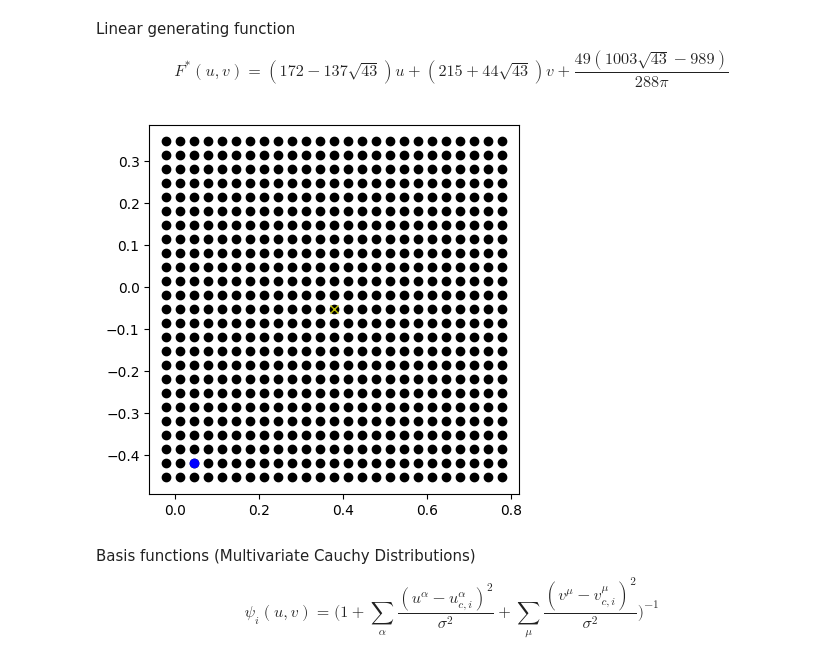
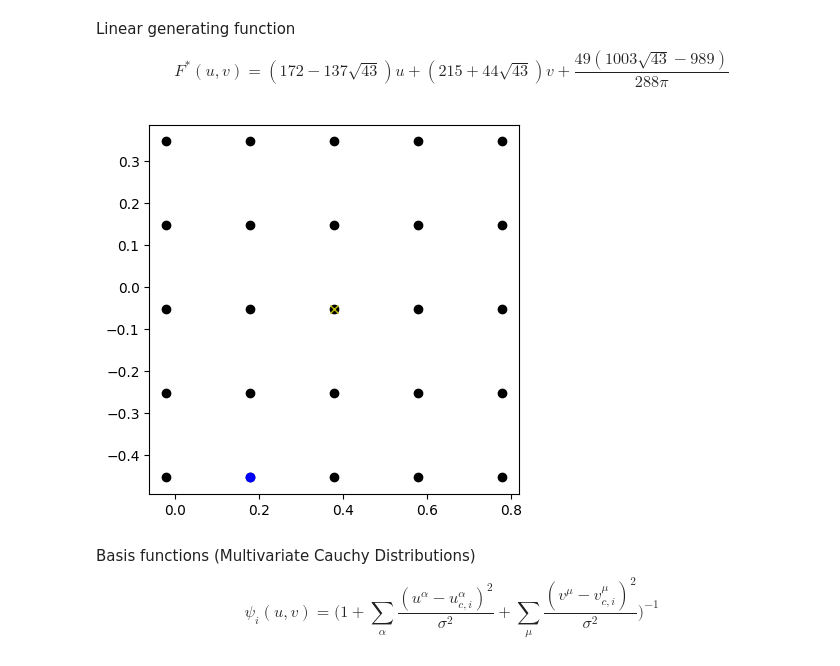
Before and after one commit to StijnCool/nast-thesis, a Jupyter notebook: Scalar field in 2D.ipynb, the cells around one changed output. Cells and saved outputs as stored; diff of their text form; code cells hidden in the pictures.

```diff
--- a/Scalar field in 2D.ipynb
+++ b/Scalar field in 2D.ipynb
@@ -48,28 +48,29 @@ $$ F^*(u,v) = (172-137\sqrt{43})u + (215+44\sqrt{43})v + \frac{49(1003\sqrt{43}-
 def F_fp(u,v):
     return (172 - 137*43**0.5)*u + (215 + 137*43**0.5)*v + 49*(1003*43**0.5 - 989)/(288*math.pi)
 # %%
-# generate grid of colocation points
-nu, nv = (25, 25)
+## generate grid of colocation points
+nu, nv = (5, 5)
 u = np.linspace(fp[0]-0.4, fp[0]+0.4, nu)
 v = np.linspace(fp[1]-0.4, fp[1]+0.4, nv)
 ug, vg = np.meshgrid(u, v)
+N_p = nu*nv
 
 # smoothness factor
 sigma = 0.8/nu
 
-# highlight test
-hl = np.array([1,2])
+# highlight test (v,u)
+hl = np.array([0,1])
 
 # plot colocation points
 fig_grid = plt.figure()
 ax_grid = fig_grid.add_subplot()
 plt.plot(ug, vg, marker='o', color='k', linestyle='none')
 plt.plot(fp[0], fp[1], marker='x', color='y')
 plt.plot(ug[hl[0],hl[1]], vg[hl[0],hl[1]], marker='o', color='b')
 ax_grid.set_aspect('equal', adjustable='box')
 plt.show()
 # %% [output]
-[figure, old version]
+[figure, new version]
 # %% [markdown]
 Basis functions (Multivariate Cauchy Distributions)
 $$ \psi_i(u,v) = \Bigg( 1 + \sum_{\alpha}\frac{(u^{\alpha}-u^{\alpha}_{c,i})^2}{\sigma^2} + \sum_{\mu}\frac{(v^{\mu}-v^{\mu}_{c,i})^2}{\sigma^2} \Bigg)^{-1} $$
```
Also changed, not shown: parts of 15 cells of this notebook.
